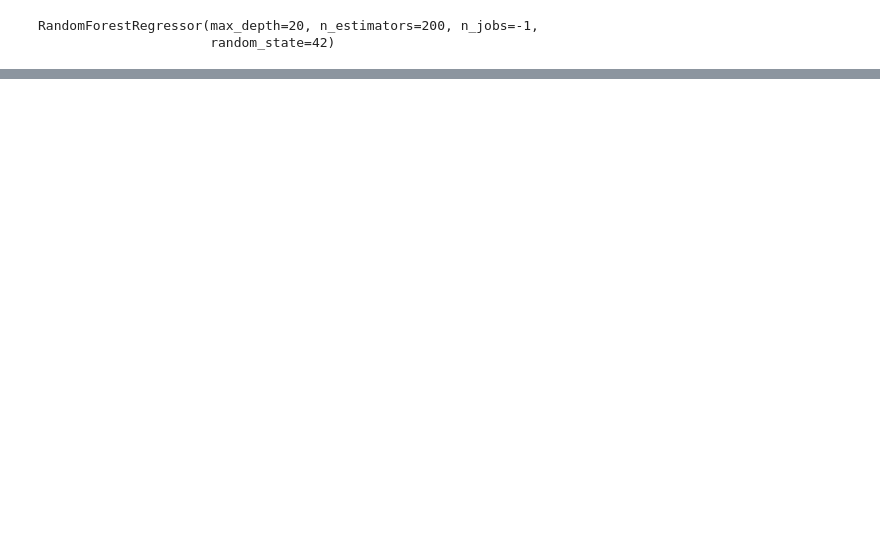
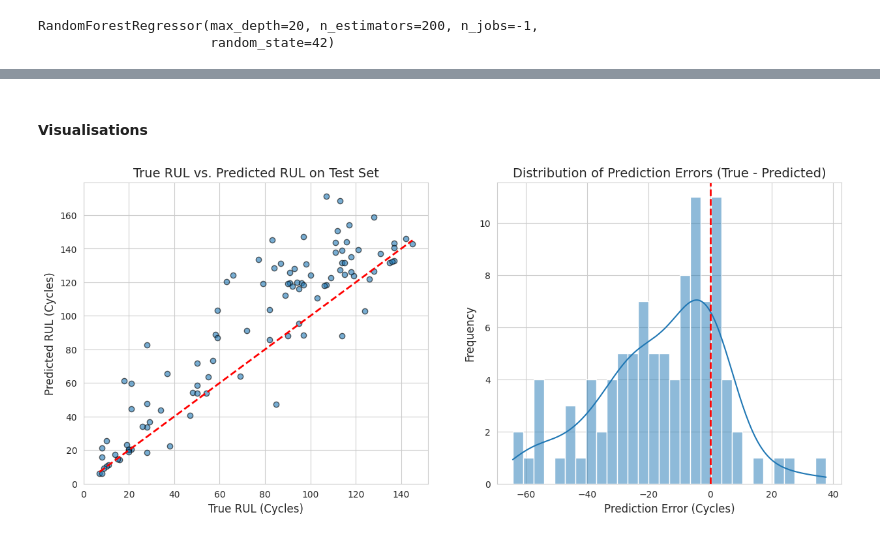
Before and after one commit to IVIOIST/rul-prediction, a Jupyter notebook: randomforest.ipynb, the cells around one changed output, grey strips where cells are left out. Saved outputs shown, nothing was run; the diff lists cells and outputs as text; code cells hidden in the pictures; blank space fills up the shorter version.

Commit message:
feat: added validation set and visualisations to randomforest

```diff
--- a/randomforest.ipynb
+++ b/randomforest.ipynb
@@ -7,3 +9,15 @@ import math
 # %%
 train_df = pd.read_csv('data/processed/train_FD001_processed.csv')
 test_df = pd.read_csv('data/processed/test_FD001_processed.csv')
+# %%
+np.random.seed(42)
+all_engine_ids = train_df['engine'].unique()
+np.random.shuffle(all_engine_ids)
+split_percentage = 0.8
+split_point = int(len(all_engine_ids) * split_percentage)
+
+train_subset_ids = all_engine_ids[:split_point]
+validation_ids = all_engine_ids[split_point:]
+# %%
+train_subset_df = train_df[train_df['engine'].isin(train_subset_ids)]
+val_subset_df = train_df[train_df['engine'].isin(validation_ids)]
@@ -22,7 +44,7 @@ def create_sliding_windows(df, lookback=30):
     return np.array(X), np.array(y)
 # %%
 LOOKBACK = 30
-X_train, y_train = create_sliding_windows(train_df, lookback=LOOKBACK)
+X_train, y_train = create_sliding_windows(train_subset_df, lookback=LOOKBACK)
 # %%
 def get_last_window_per_engine(df, lookback=30):
     X_test, y_test = [], []
@@ -82,0 +113,2 @@ Engine 100 => True RUL = 20, Predicted = 19.9
+# %%
+y_pred_test = model.predict(X_test)
@@ -82,0 +144,23 @@ Engine 100 => True RUL = 20, Predicted = 19.9
+# %% [markdown]
+#### Visualisations
+# %%
+plt.subplot(1, 2, 1)
+plt.scatter(y_test, y_pred_test, alpha=0.6, edgecolors='k')
+plt.plot([min(y_test), max(y_test)], [min(y_test), max(y_test)], color='red', linestyle='--', lw=2)
+plt.title('True RUL vs. Predicted RUL on Test Set', fontsize=14)
+plt.xlabel('True RUL (Cycles)', fontsize=12)
+plt.ylabel('Predicted RUL (Cycles)', fontsize=12)
+plt.xlim(0)
+plt.ylim(0)
+plt.grid(True)
+
+errors = y_test - y_pred_test
+plt.subplot(1, 2, 2)
+sns.histplot(errors, bins=30, kde=True)
+plt.title('Distribution of Prediction Errors (True - Predicted)', fontsize=14)
+plt.xlabel('Prediction Error (Cycles)', fontsize=12)
+plt.ylabel('Frequency', fontsize=12)
+plt.axvline(x=0, color='red', linestyle='--', lw=2)
+plt.grid(True)
+# %% [output]
+[figure, added]
```
Also changed, not shown: parts of 10 cells of this notebook.
